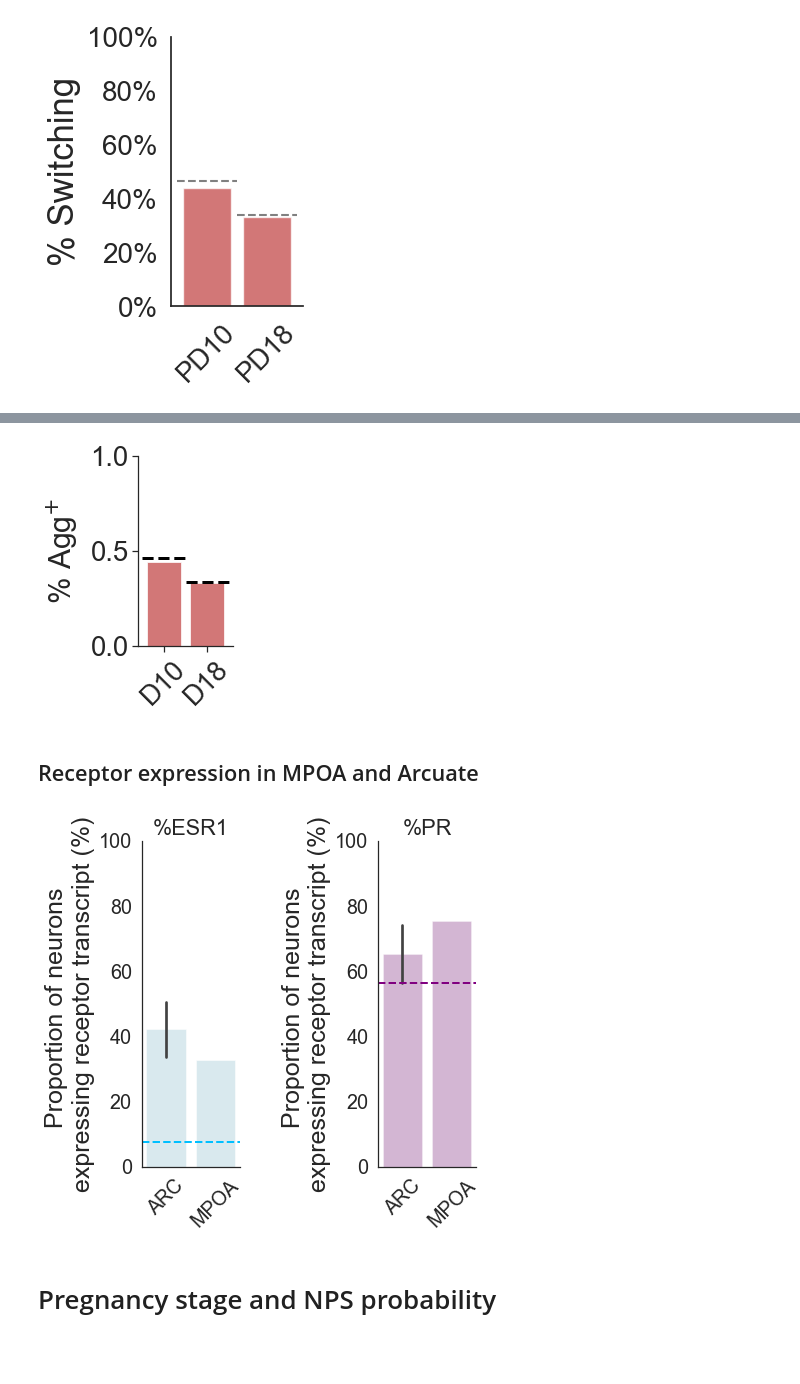
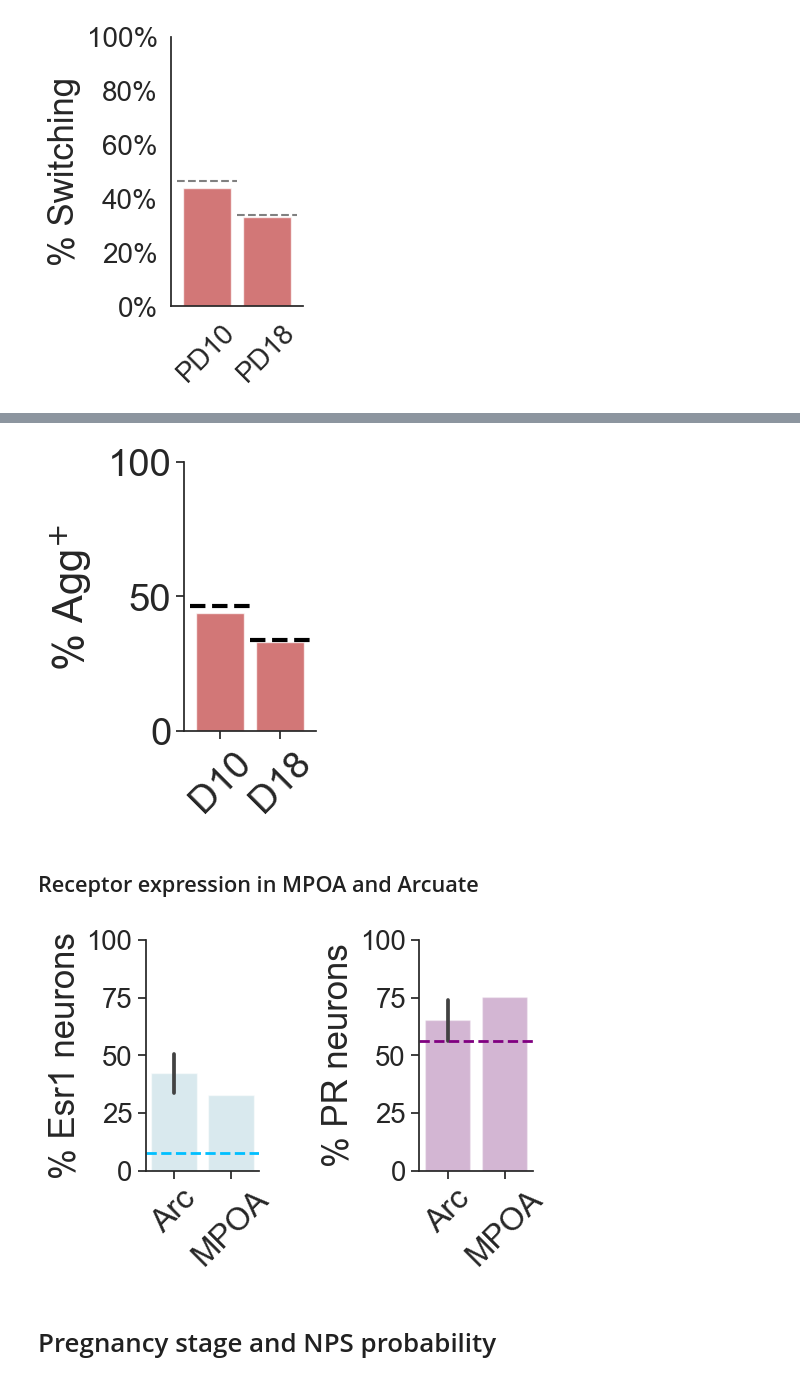
Before and after one commit to FrancisCrickInstitute/negative_parental_switch, a Jupyter notebook: NPS_behaviour_analysis/NPW_behaviour_analysis.ipynb, the cells around one changed output, grey strips where cells are left out. Saved outputs shown, nothing was run; the diff lists cells and outputs as text; code cells hidden in the pictures; blank space fills up the shorter version.

```diff
--- a/NPS_behaviour_analysis/NPW_behaviour_analysis.ipynb
+++ b/NPS_behaviour_analysis/NPW_behaviour_analysis.ipynb
@@ -1081,12 +1069,14 @@ hormone
 | 2 | P | NaN | 5.0 | 10.3 | 64 | ... |
 | 3 | E | NaN | 5.0 | 4.2 | 25 | ... |
 # %%
-sns.set(font_scale=2.5, style = 'white')
+hormone['switching probability_percent'] = hormone['switching probability']*100
+sns.set(font_scale=2.5, style = 'ticks')
 plt.subplots(figsize = (4,3))
-ax = sns.scatterplot(data=hormone, x='max_progesterone_level(ng/ml)', y='switching probability',
-                hue = 'stage', s = 200,palette = ['darkblue', 'dodgerblue', 'skyblue', 'lightskyblue'])
-ax.set_ylabel('% Agg+',fontsize = 25)
-ax.set_xlabel('P4 (ng/ml)',fontsize = 25)
+ax = sns.scatterplot(data=hormone, x='max_progesterone_level(ng/ml)', y='switching probability_percent',
+                hue = 'stage', s = 100,palette = ['Tab:red'])
+ax.set_ylabel('% Agg+',fontsize = 30, labelpad=15)
+ax.set_xlabel('P4 (ng/ml)',fontsize = 30, labelpad=15)
+
 # turn legend off
 ax.legend_.remove()
 sns.despine()
@@ -1133,13 +1133,14 @@ Passing `palette` without assigning `hue` is deprecated and will be removed in v
 plt.subplots(figsize = (1.7,3.5))
 sns.set(font_scale=2.5)
 sns.set_style("ticks")
+preg['switching probability_percent'] = preg['switching probability']*100
 
-ax = sns.barplot(x = 'stage', y = 'switching probability', data = preg, palette = ['Tab:red', 'Tab:red'], alpha = 0.7)
+ax = sns.barplot(x = 'stage', y = 'switching probability_percent', data = preg, palette = ['Tab:red', 'Tab:red'], alpha = 0.7)
 
 i = 0
 for stage in preg.stage.unique():
     v = preg[preg.stage == stage]['P/E* 10^-3'].values
-    z = func(v[0], *popt)
+    z = func(v[0], *popt)*100
     plt.hlines(y = z, xmin = i-0.5, xmax = i+ 0.5, linestyle = 'dashed', color = 'black', lw=3)
     i += 1
 plt.xticks(rotation=45)
@@ -1147,13 +1148,13 @@ plt.yticks()
 plt.ylabel(r'% Agg$^{+}$', labelpad=10) #$P_{S}$
 plt.xlabel('')
 ax.set_xticklabels( ('D10', 'D18'), rotation=45)
-plt.ylim([0,1])
+plt.ylim([0,100])
 sns.despine(bottom=False)
 
 # plt.savefig('/Volumes/lab-kohlj/home/shared/projects/NegativeParentalSwitch/figures/Figure_2/linked_figure2/preg_switching_prediction.pdf',
 # dpi=600,bbox_inches='tight', transparent=True)
 # %% [output]
-[figure, old version]
+[figure, new version]
 # %% [markdown]
 ## Receptor expression in MPOA and Arcuate
 # %%
@@ -1173,9 +1174,9 @@ df = df.replace({'Unnamed: 0':{'ARH':'ARC'}})
 df.loc['mean'] = df[df['Unnamed: 0'].isin(['MPO', 'MPN','PD', 'ADP','PS'])].iloc[:,1:].mean()
 df = df.replace({'Unnamed: 0':{np.nan:'MPOA'}})
 # %%
-fig = plt.figure(figsize = (6,6))
+fig = plt.figure(figsize = (5,3))
 sns.set(font_scale=1.8)
-sns.set_style("white")
+sns.set_style("ticks")
 ax1 = fig.add_subplot(131)
 
 g = sns.barplot(x = 'Unnamed: 0',
@@ -1183,42 +1184,43 @@ g = sns.barplot(x = 'Unnamed: 0',
             data = df[df['Unnamed: 0'].isin(['MPOA', 'ARC'])],
             alpha=.5,
             palette=["lightblue"])
 
 g.axhline(average['% Esr1'],
           color = 'deepskyblue',
           linewidth=2,
           linestyle = 'dashed')
 
 plt.ylim([0,100])
-plt.title('%ESR1')
-ax1.set_xlabel('')
-ax1.set_ylabel('Proportion of neurons \nexpressing receptor transcript (%)',fontsize = 25)
+
+ax1.set_ylabel('% Esr1 neurons',fontsize = 25)
 sns.despine()
-plt.xticks(rotation=45)
+plt.xticks([0,1], ['Arc', 'MPOA'], rotation=45, fontsize = 23)
+plt.xlabel('')
 
 ax2 = plt.subplot(133)
 
 g2 =sns.barplot(x = 'Unnamed: 0',
             y = '% PR',
             data = df[df['Unnamed: 0'].isin(['MPOA', 'ARC'])],
             alpha=0.3,
             palette=["purple"])
 
 g2.axhline(average['% PR'],
            color = 'purple',
            linewidth=2,
            linestyle = 'dashed')
 
 plt.ylim([0,100])
-ax2.set_xlabel('')
-ax2.set_ylabel('Proportion of neurons \nexpressing receptor transcript (%)',fontsize = 25)
 
-plt.title('%PR')
+ax2.set_ylabel('% PR neurons',fontsize = 25)
+
 sns.despine()
-plt.xticks(rotation=45)
+plt.xticks([0,1], ['Arc', 'MPOA'], rotation=45, fontsize = 23)
+plt.xlabel('')
 plt.savefig('output_figures/receptor_proportion', dpi = 300)
+plt.savefig('/Volumes/lab-kohlj/home/shared/people/Mingran/theis_figure/Figure_2/linked_figure2/receptor_proportion.pdf',dpi = 600,bbox_inches='tight', transparent=True)
 # %% [output]
-[figure, old version]
+[figure, new version]
 # %% [markdown]
 # Pregnancy stage and NPS probability
 # %% [markdown]
```
Also changed, not shown: parts of 31 cells of this notebook, 22 other files.
